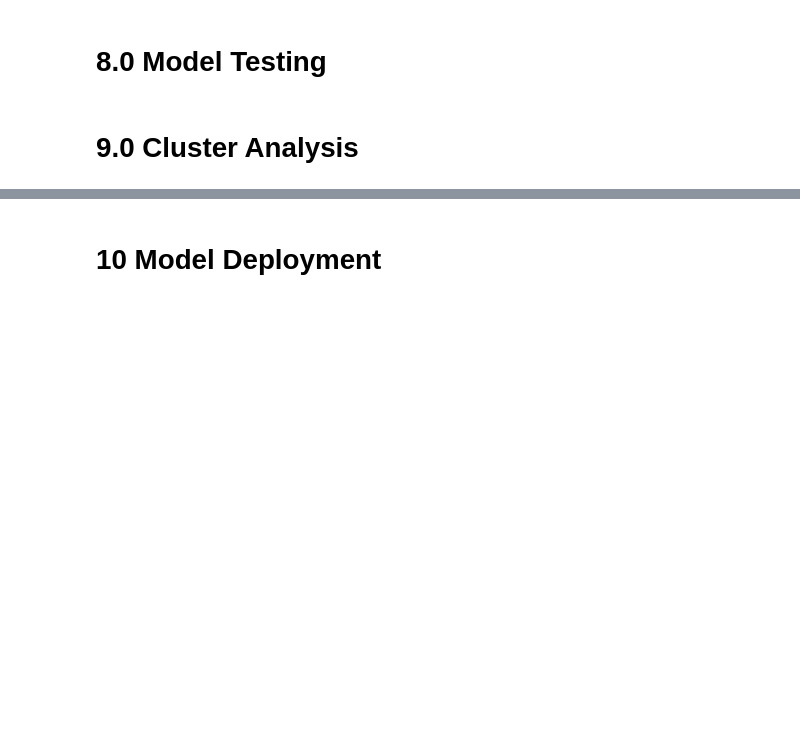
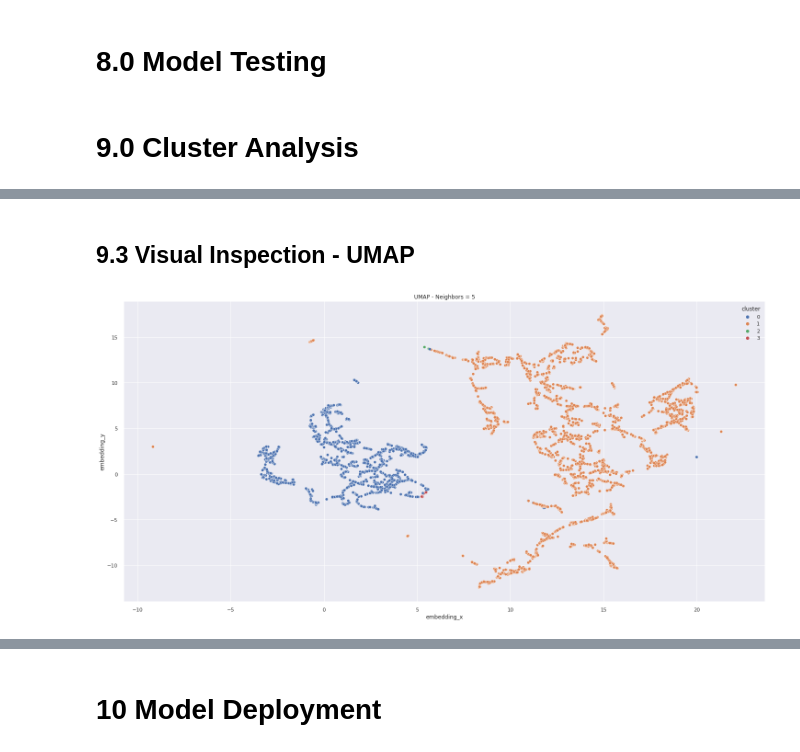
Before and after one commit to humberto-aguiar/Insiders-Fidelity-Clustering, a Jupyter notebook: notebooks/c2-metrics.ipynb, the cells around one changed output, grey strips where cells are left out. Cells and saved outputs as stored; diff of their text form; code cells hidden in the pictures; blank space fills up the shorter version.

```diff
--- a/notebooks/c2-metrics.ipynb
+++ b/notebooks/c2-metrics.ipynb
@@ -542,0 +567,13 @@ sns.scatterplot( data = df_res, x = 'frequency', y = 'revenue', hue = 'cluster',
+# %% [markdown]
+## 9.3 Visual Inspection - UMAP
+# %%
+# Testing UMAP for 5, 15 and 25 neighbors
+n_neighbors = 5
+reducer = UMAP(n_neighbors = n_neighbors, random_state = 42)
+embedding = reducer.fit_transform(df_viz)
+df_viz['embedding_x'] = embedding[:,0]
+df_viz['embedding_y'] = embedding[:,1]
+plt.title('UMAP - Neighbors = {}'.format(n_neighbors) )
+sns.scatterplot( data = df_viz, x = 'embedding_x', y = 'embedding_y', hue = 'cluster', palette = 'deep' );
+# %% [output]
+[figure, added]
```
Also changed, not shown: parts of 16 cells of this notebook.
